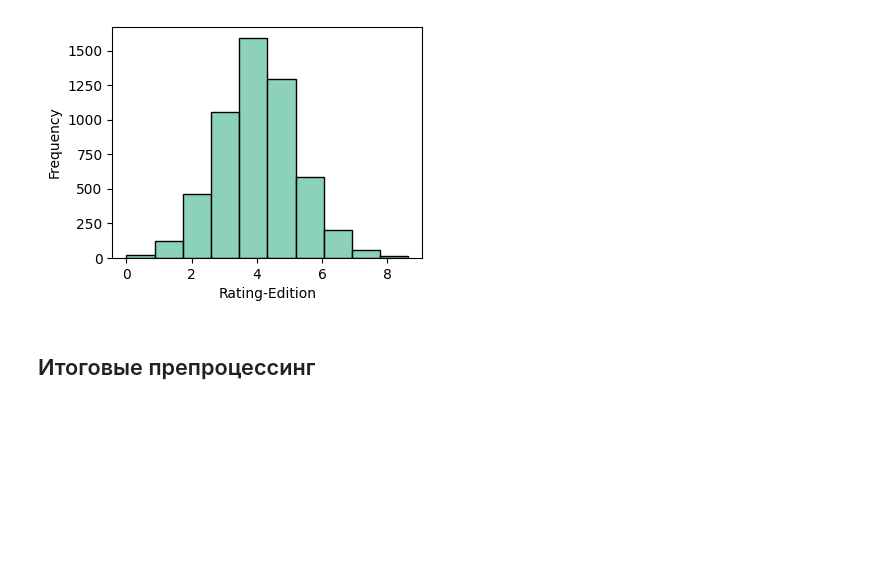
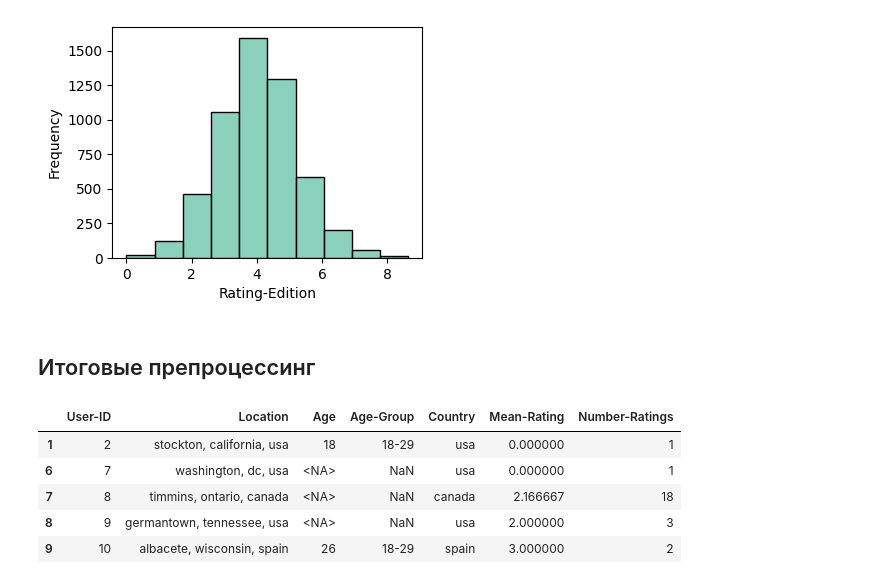
Before and after one commit to FortrainMas/BRS, a Jupyter notebook: notebooks/eda.ipynb, the cells around one changed output. Drawn from its saved outputs; the diff is of its cells as text; code cells hidden in the pictures; blank space fills up the shorter version.

```diff
--- a/notebooks/eda.ipynb
+++ b/notebooks/eda.ipynb
@@ -588,3 +588,12 @@ os.makedirs(f"{config.root_dir}/data/clear/kaggle-books", exist_ok=True)
 data_users.to_csv(f"{config.root_dir}/data/clear/kaggle-books/users_preprocessed.csv", index=False)
 data_books.to_csv(f"{config.root_dir}/data/clear/kaggle-books/books_preprocessed.csv", index=False)
 data_ratings.to_csv(f"{config.root_dir}/data/clear/kaggle-books/ratings_preprocessed.csv", index=False)
+# %%
+data_users.head()
+# %% [output]
+|  | User-ID | Location | Age | Age-Group | Country | Mean-Rating | Number-Ratings |
+| 1 | 2 | stockton, california, usa | 18 | 18-29 | usa | 0.000000 | 1 |
+| 6 | 7 | washington, dc, usa | <NA> | NaN | usa | 0.000000 | 1 |
+| 7 | 8 | timmins, ontario, canada | <NA> | NaN | canada | 2.166667 | 18 |
+| 8 | 9 | germantown, tennessee, usa | <NA> | NaN | usa | 2.000000 | 3 |
+| 9 | 10 | albacete, wisconsin, spain | 26 | 18-29 | spain | 3.000000 | 2 |
```
Also changed, not shown: parts of 4 cells of this notebook, 20 other files.
